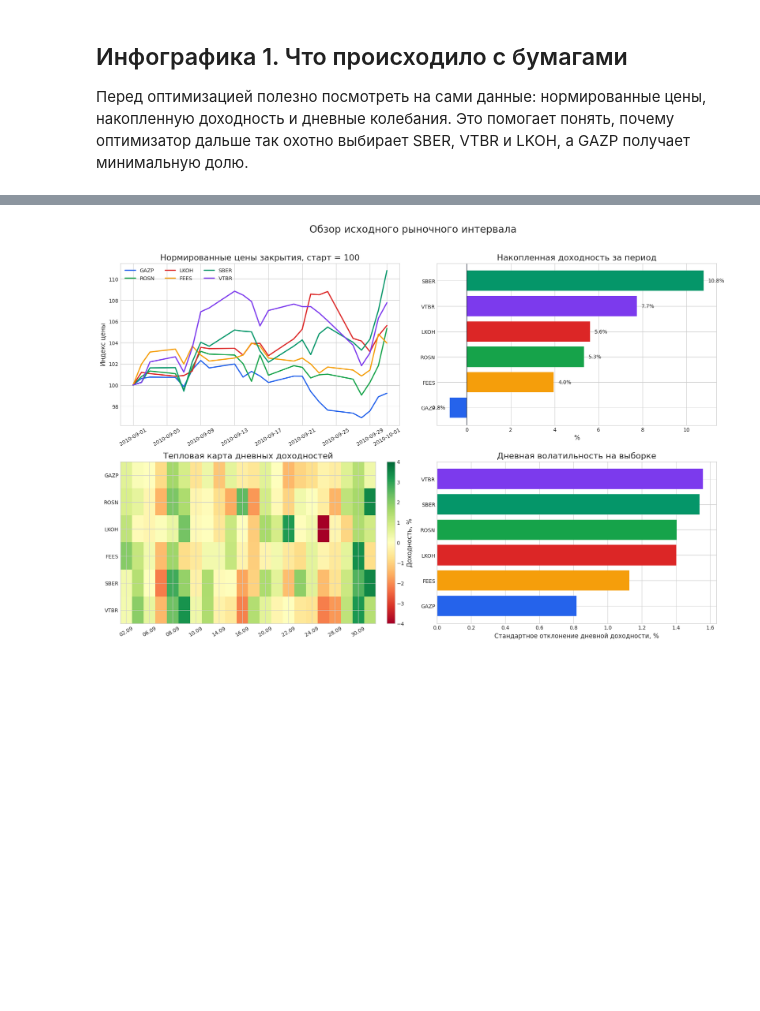
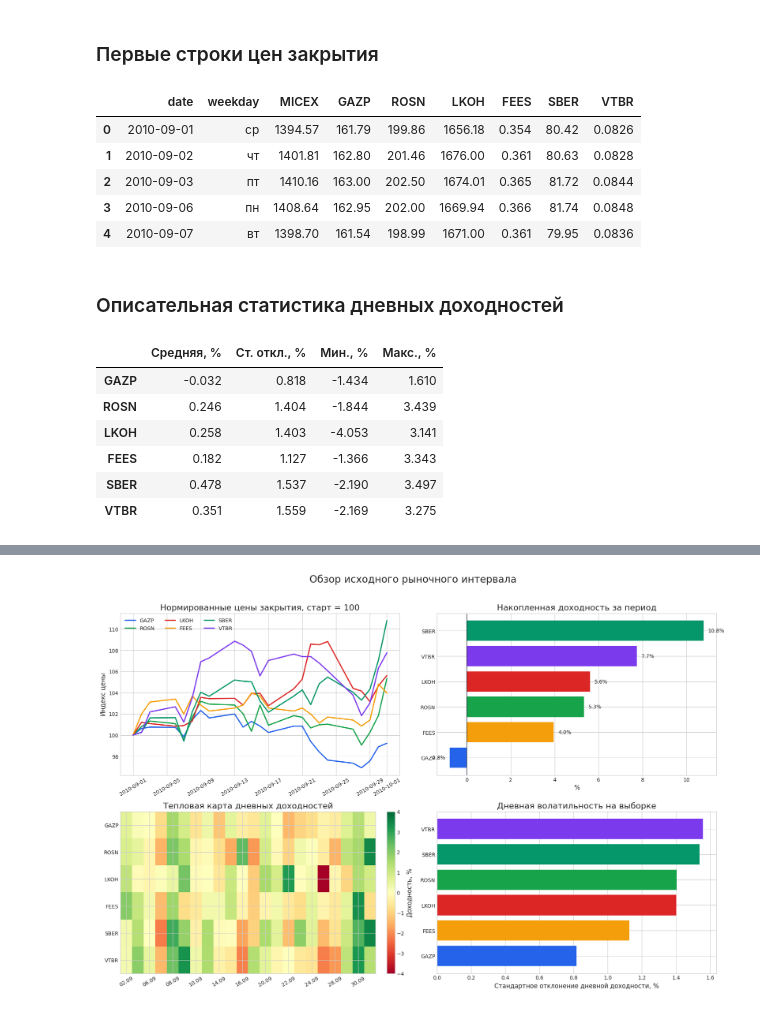
Before and after one commit to impala-tape/cmc_msu_ml, a Jupyter notebook: Finance/4/4.ipynb, the cells around one changed output, grey strips where cells are left out. Saved outputs shown, nothing was run; the diff lists cells and outputs as text; code cells hidden in the pictures; blank space fills up the shorter version.

```diff
--- a/Finance/4/4.ipynb
+++ b/Finance/4/4.ipynb
@@ -163,5 +126,25 @@ display(returns)
-# %% [markdown]
-## Инфографика 1. Что происходило с бумагами
-
-Перед оптимизацией полезно посмотреть на сами данные: нормированные цены, накопленную доходность и дневные колебания.
-Это помогает понять, почему оптимизатор дальше так охотно выбирает SBER, VTBR и LKOH, а GAZP получает минимальную долю.
+# %%
+display(Markdown("### Первые строки цен закрытия"))
+display(quotes.head())
+
+returns_stats = returns[ASSETS].describe().T[["mean", "std", "min", "max"]].copy()
+returns_stats = 100 * returns_stats
+returns_stats.columns = ["Средняя, %", "Ст. откл., %", "Мин., %", "Макс., %"]
+display(Markdown("### Описательная статистика дневных доходностей"))
+display(returns_stats.style.format("{:.3f}"))
+# %% [output]
+### Первые строки цен закрытия
+|  | date | weekday | MICEX | GAZP | ROSN | LKOH | FEES | SBER | VTBR |
+| 0 | 2010-09-01 | ср | 1394.57 | 161.79 | 199.86 | 1656.18 | 0.354 | 80.42 | 0.0826 |
+| 1 | 2010-09-02 | чт | 1401.81 | 162.80 | 201.46 | 1676.00 | 0.361 | 80.63 | 0.0828 |
+| 2 | 2010-09-03 | пт | 1410.16 | 163.00 | 202.50 | 1674.01 | 0.365 | 81.72 | 0.0844 |
+| 3 | 2010-09-06 | пн | 1408.64 | 162.95 | 202.00 | 1669.94 | 0.366 | 81.74 | 0.0848 |
+| 4 | 2010-09-07 | вт | 1398.70 | 161.54 | 198.99 | 1671.00 | 0.361 | 79.95 | 0.0836 |
+### Описательная статистика дневных доходностей
+|  | Средняя, % | Ст. откл., % | Мин., % | Макс., % |
+| GAZP | -0.032 | 0.818 | -1.434 | 1.610 |
+| ROSN | 0.246 | 1.404 | -1.844 | 3.439 |
+| LKOH | 0.258 | 1.403 | -4.053 | 3.141 |
+| FEES | 0.182 | 1.127 | -1.366 | 3.343 |
+| SBER | 0.478 | 1.537 | -2.190 | 3.497 |
+| VTBR | 0.351 | 1.559 | -2.169 | 3.275 |
```
Also changed, not shown: parts of 43 cells of this notebook, 13 other files.
